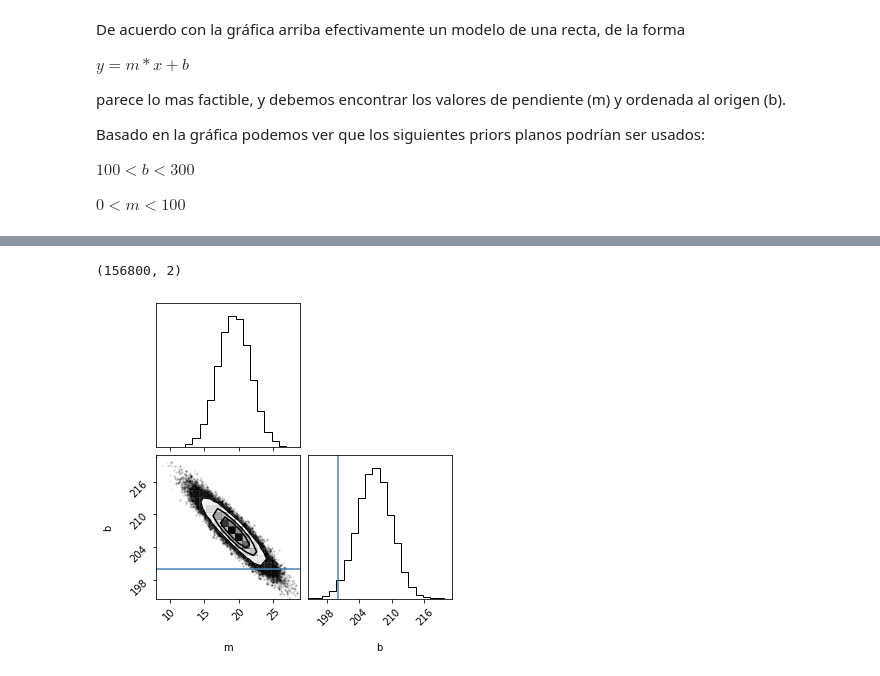
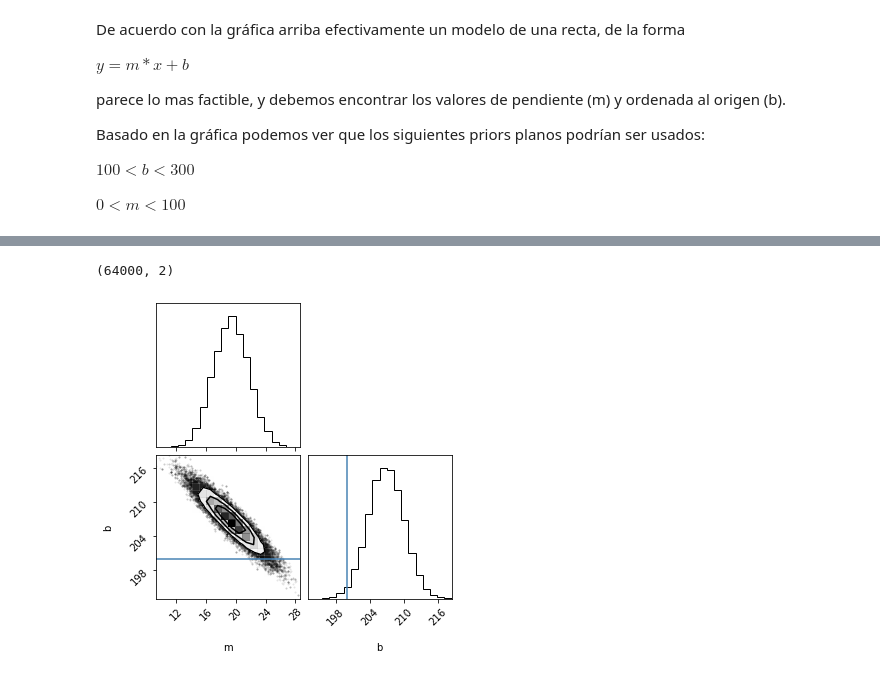
Before and after one commit to DCIDA2019/dcida2020ii-gaciaza2015, a Jupyter notebook: Nov2/fit_line_emcee.ipynb, the cells around one changed output, grey strips where cells are left out. Cells and saved outputs as stored; diff of their text form; code cells hidden in the pictures.

```diff
--- a/Nov2/fit_line_emcee.ipynb
+++ b/Nov2/fit_line_emcee.ipynb
@@ -102,12 +79,12 @@ Type:      method
 # %%
-flat_samples = sampler.get_chain(discard=100, flat=True)
+flat_samples = sampler.get_chain(discard=3000, flat=True)
 print(flat_samples.shape)
 # %% [output]
-(156800, 2)
+(64000, 2)
 # %%
 import corner
-m_true,b_true=30,200
+m_true,b_true,f_true=30,200,10
 fig = corner.corner(
-    flat_samples, labels=['m','b'], truths=[m_true, b_true]);
+    flat_samples, labels=['m','b','f'], truths=[m_true, b_true,f_true]);
 # %% [output]
-[figure, old version]
+[figure, new version]
```
Also changed, not shown: parts of 14 cells of this notebook.
